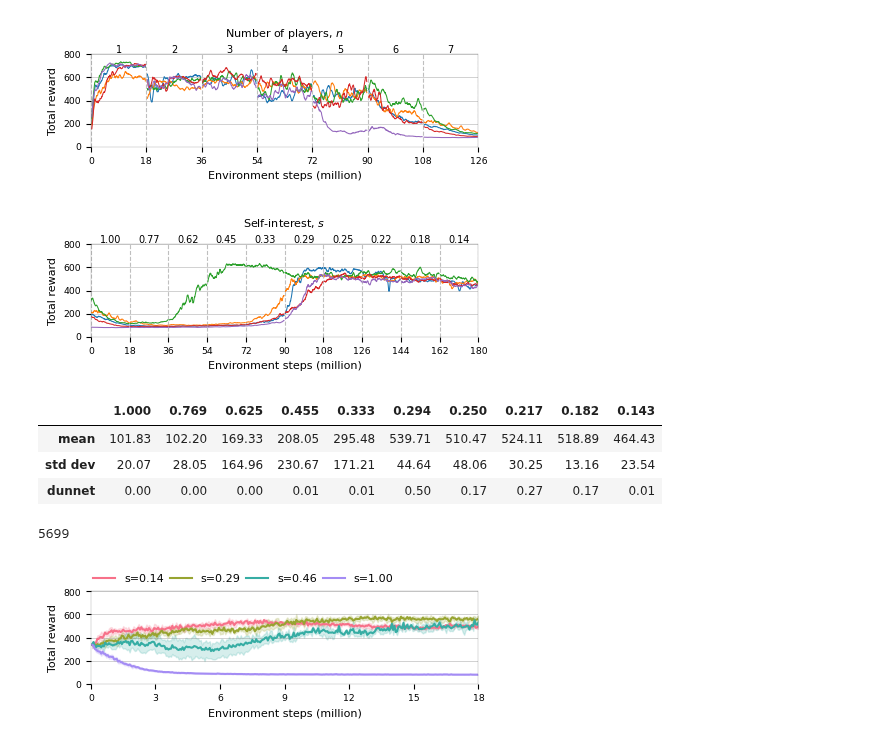
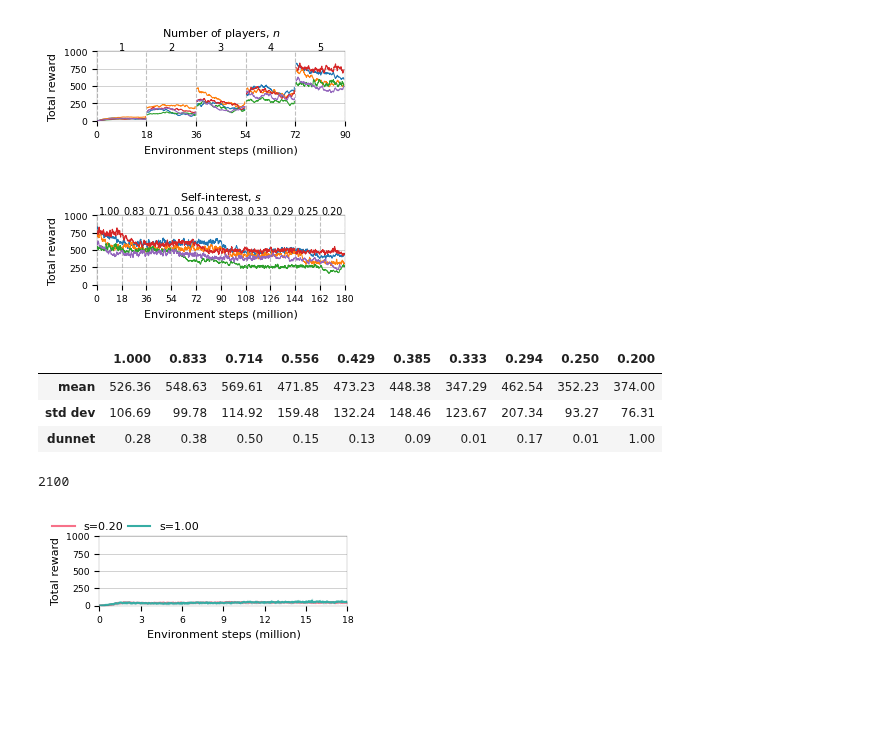
Before and after one commit to willis-richard/meltingpot, a Jupyter notebook: data/plot_results.ipynb, the cells around one changed output. Saved outputs shown, nothing was run; the diff lists cells and outputs as text; code cells hidden in the pictures; blank space fills up the shorter version.

```diff
--- a/data/plot_results.ipynb
+++ b/data/plot_results.ipynb
@@ -39,9 +39,9 @@ clean = {
 
 window = 11
 epochs = 300
-environment = harvest
-# FIGSIZE=(3.2, 0.9)  # for paper
-FIGSIZE=(5, 1.2)  # for LNCS paper
+environment = mushroom
+FIGSIZE=(3.2, 0.9)  # for paper
+# FIGSIZE=(5, 1.2)  # for LNCS paper
 # FIGSIZE=(10, 4)  # for viewing
 SIZE=8
 plt.rcParams.update({
@@ -128,7 +128,7 @@ if rolling:
     name += '_rolling'
 fig.savefig(f'{name}.svg', format='svg', bbox_inches='tight')
 # %% [output]
-[figure, old version]
+[figure, new version]
 # %%
 def plot_self_interest(df, envrionment, rolling: bool = False):
     grouped = df.groupby('trial_id')
@@ -182,7 +182,7 @@ if rolling:
     name += '_rolling'
 fig.savefig(f'{name}.svg', format='svg', bbox_inches='tight')
 # %% [output]
-[figure, old version]
+[figure, new version]
 # %%
 group = df[df['iteration'] % 300 == 0].groupby('self-interest')
 df2 = pd.DataFrame(dict((f'{name:.3f}', pd.Series(data.values)) for name, data in group['reward']))
@@ -195,10 +195,10 @@ pd.set_option('display.float_format', lambda x: '{:.2f}'.format(x))
 
 data
 # %% [output]
-|  | 1.000 | 0.769 | 0.625 | 0.455 | 0.333 | 0.294 | 0.250 | 0.217 | 0.182 | 0.143 |
-| mean | 101.83 | 102.20 | 169.33 | 208.05 | 295.48 | 539.71 | 510.47 | 524.11 | 518.89 | 464.43 |
-| std dev | 20.07 | 28.05 | 164.96 | 230.67 | 171.21 | 44.64 | 48.06 | 30.25 | 13.16 | 23.54 |
-| dunnet | 0.00 | 0.00 | 0.00 | 0.01 | 0.01 | 0.50 | 0.17 | 0.27 | 0.17 | 0.01 |
+|  | 1.000 | 0.833 | 0.714 | 0.556 | 0.429 | 0.385 | 0.333 | 0.294 | 0.250 | 0.200 |
+| mean | 526.36 | 548.63 | 569.61 | 471.85 | 473.23 | 448.38 | 347.29 | 462.54 | 352.23 | 374.00 |
+| std dev | 106.69 | 99.78 | 114.92 | 159.48 | 132.24 | 148.46 | 123.67 | 207.34 | 93.27 | 76.31 |
+| dunnet | 0.28 | 0.38 | 0.50 | 0.15 | 0.13 | 0.09 | 0.01 | 0.17 | 0.01 | 1.00 |
 # %%
 rolling = False
 window = 11
@@ -254,33 +254,33 @@ ax.set_xlabel('Environment steps (million)')
 ax.set_ylabel('Total reward')
 ax.set_xlim(0, scratch_epochs)
 ylim = environment['ylim']
 ax.set_ylim(0, ylim)
 ax.set_xticks(np.arange(0, scratch_epochs + 1, scratch_epochs / 6))
 ax.set_xticklabels(np.arange(0, scratch_epochs * 30 * 2000 / 1e6 + 1, scratch_epochs / 6 * 30 * 2000 / 1e6).astype(int))
 ax.set_yticks(np.arange(0, ylim + 1, ylim / 4))
 
 ax.yaxis.grid(True, linestyle='-', linewidth=0.5, color='grey', alpha=0.5)
 # ax.xaxis.grid(True, color='grey', linestyle='--', alpha=0.5)
 # ax.set_title('Self-interest', y=1.1)
-legend = ax.legend(bbox_to_anchor=(-0.02, 1.3), loc='upper left', ncol=4, frameon=False, columnspacing=0.5)
+legend = ax.legend(bbox_to_anchor=(-0.23, 1.35), loc='upper left', ncol=4, frameon=False, columnspacing=0.4)
 
 for text in legend.get_texts():
     original_text = text.get_text()
     try:
         # Convert the text to float and round to 2 decimal places
         float_value = float(original_text)
         new_text = f"s={float_value:.2f}"
         text.set_text(new_text)
     except ValueError:
         # If the text is not a float, leave it unchanged
         pass
 
 # ax2 = ax.twinx()
 # ax2.set_ylim(ax.get_ylim())  # Make sure the limits are the same
 # ax2.set_yticks(ax.get_yticks())  # Duplicate the tick marks
 
 name = f'scratch_{environment["name"]}'
 fig.savefig(f'{name}.svg', format='svg', bbox_inches='tight')
 # %% [output]
-5699
+2100
-[figure, old version]
+[figure, new version]
```
Also changed, not shown: 9 other files.
